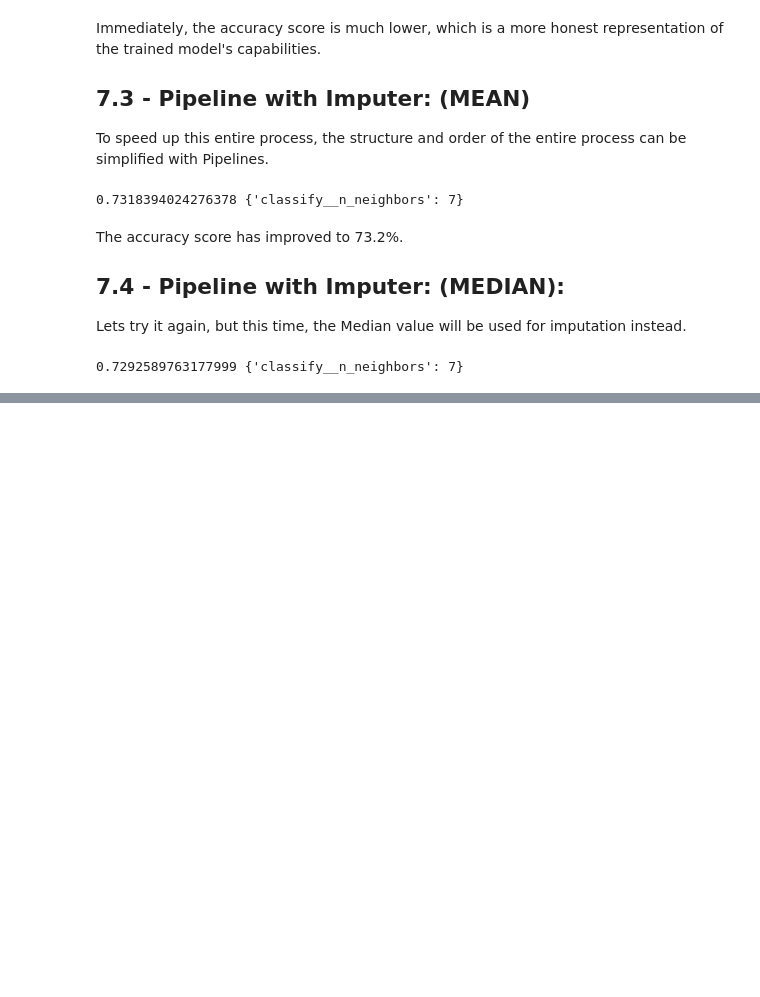
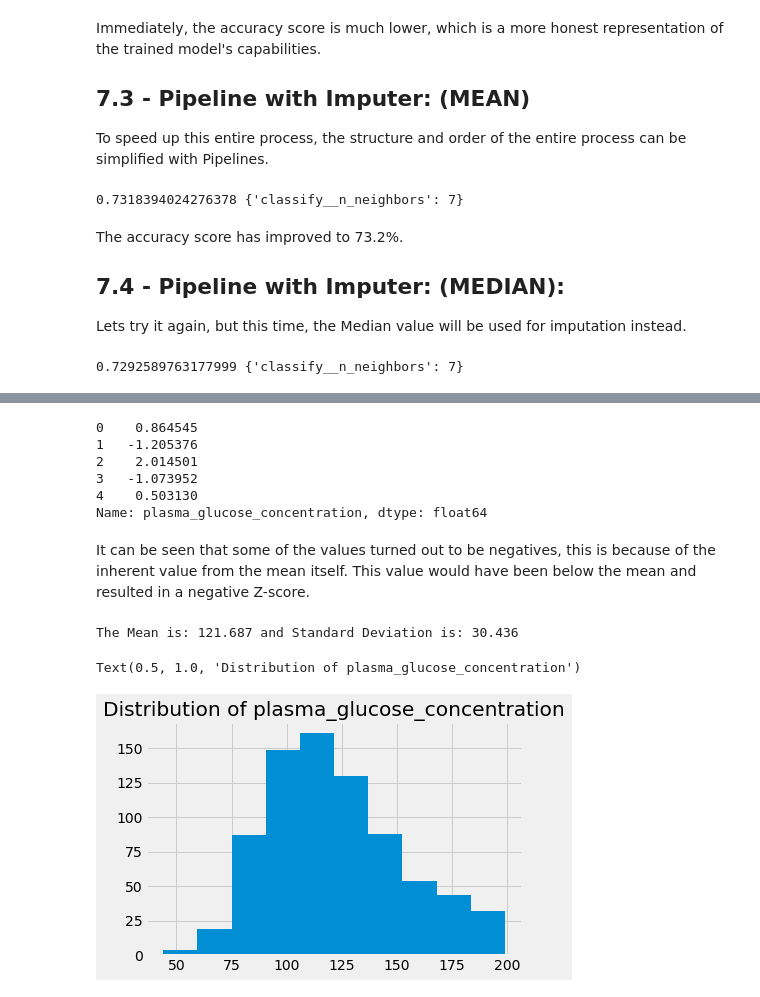
Before and after one commit to ylee9107/FeatureEngineering_myLearning, a Jupyter notebook: 1 - Feature Improvements/Feature Improvement.ipynb, the cells around one changed output, grey strips where cells are left out. Cells and saved outputs as stored; diff of their text form; code cells hidden in the pictures; blank space fills up the shorter version.

```diff
--- a/1 - Feature Improvements/Feature Improvement.ipynb
+++ b/1 - Feature Improvements/Feature Improvement.ipynb
@@ -856,0 +935,19 @@ The model did not achieve a better score at 72.9%.
+# %%
+# To compute manually: example with 'plasma_glucose_concentration'
+
+mu = pima_diabetes_dat['plasma_glucose_concentration'].mean()
+sigma = pima_diabetes_dat['plasma_glucose_concentration'].std()
+
+z_score = ( (pima_diabetes_dat['plasma_glucose_concentration'] - mu) / sigma )
+
+# Print the results:
+z_score.head()
+# %% [output]
+0    0.864545
+1   -1.205376
+2    2.014501
+3   -1.073952
+4    0.503130
+Name: plasma_glucose_concentration, dtype: float64
+# %% [markdown]
+It can be seen that some of the values turned out to be negatives, this is because of the inherent value from the mean itself. This value would have been below the mean and resulted in a negative Z-score.
@@ -856,0 +957,11 @@ The model did not achieve a better score at 72.9%.
+# %%
+# Before applying the Z-score:
+print("The Mean is: {:.3f} and Standard Deviation is: {:.3f}".format(mu, sigma))
+
+# Plot:
+ax = pima_diabetes_dat['plasma_glucose_concentration'].hist()
+ax.set_title('Distribution of plasma_glucose_concentration')
+# %% [output]
+The Mean is: 121.687 and Standard Deviation is: 30.436
+Text(0.5, 1.0, 'Distribution of plasma_glucose_concentration')
+[figure, added]
```
Also changed, not shown: parts of 26 cells of this notebook.
